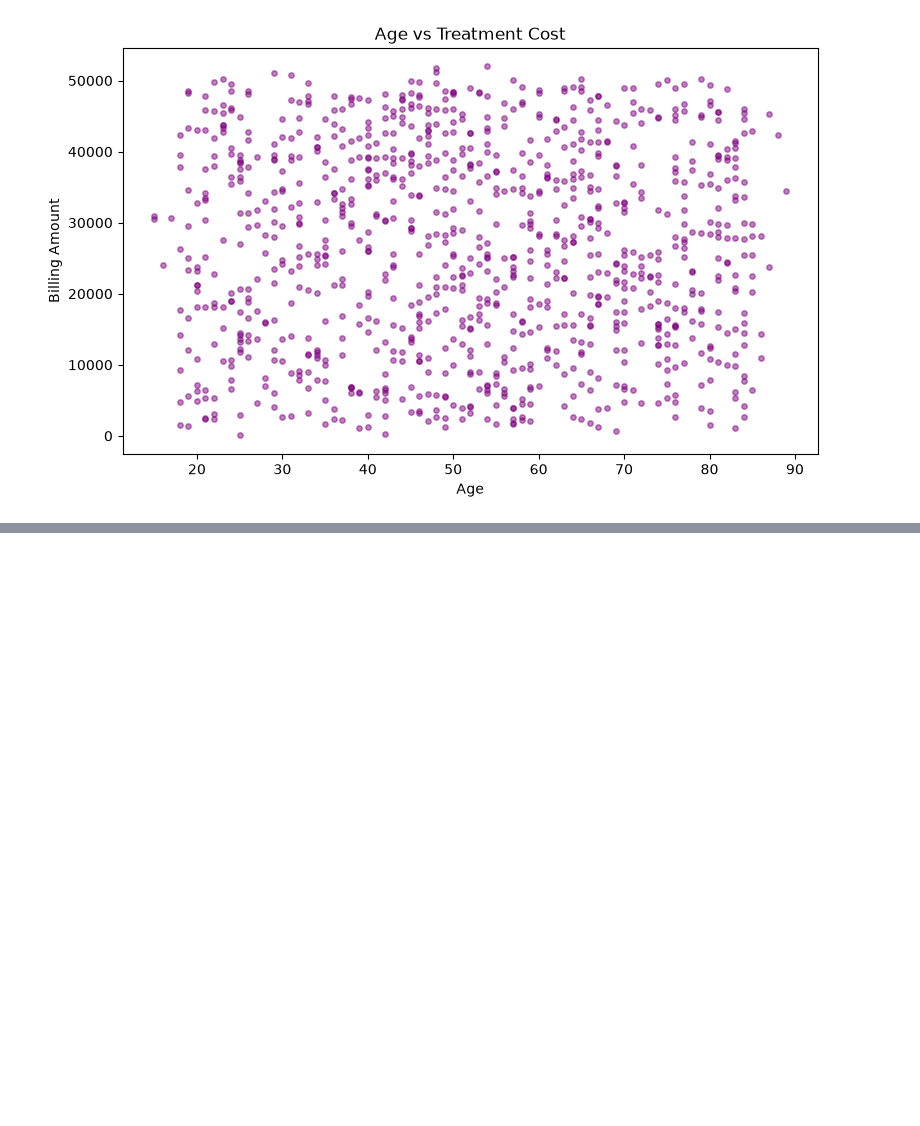
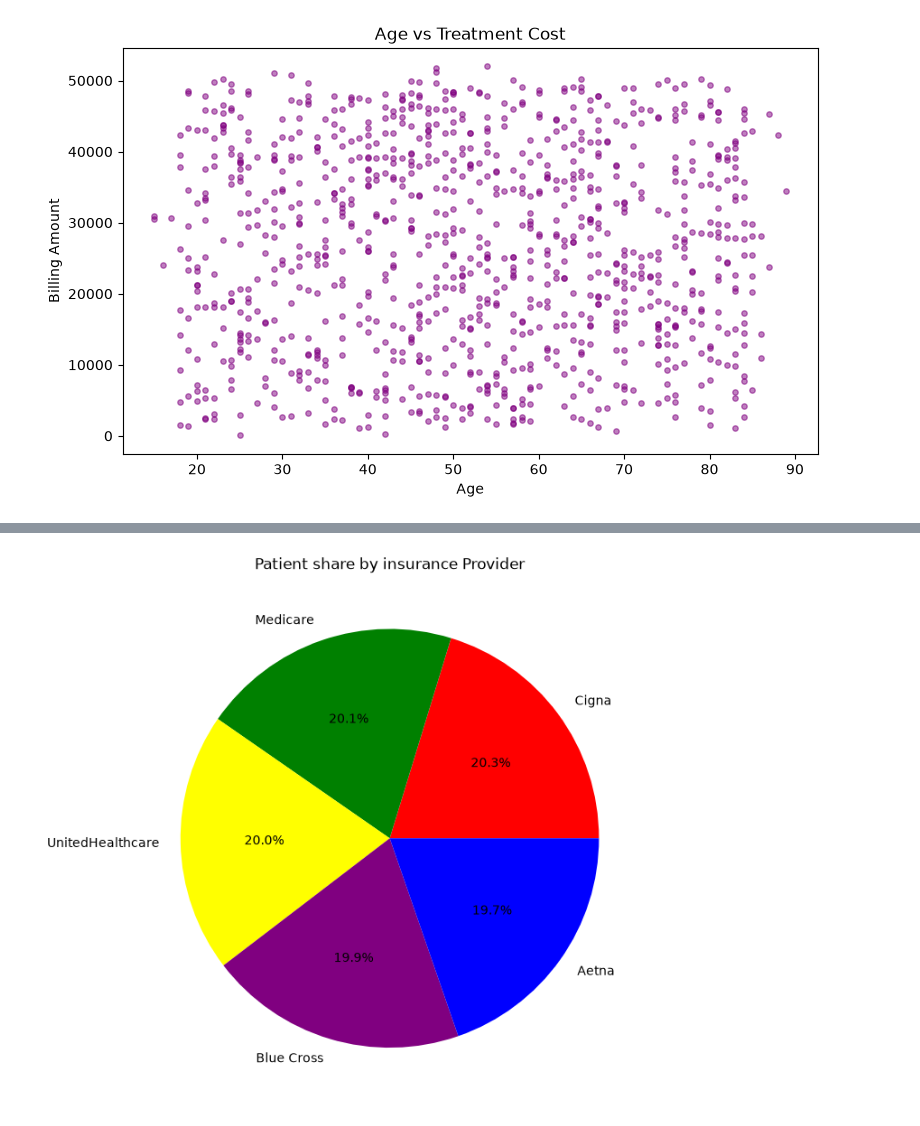
Before and after one commit to manishyadav004/Data-Analytics--Healthcare-Case-Study-Project, a Jupyter notebook: healthcare.ipynb, the cells around one changed output, grey strips where cells are left out. Cells and saved outputs as stored; diff of their text form; code cells hidden in the pictures; blank space fills up the shorter version.

```diff
--- a/healthcare.ipynb
+++ b/healthcare.ipynb
@@ -342,3 +342,7 @@ plt.tight_layout()
 plt.show()
 # %% [output]
 [figure]
+# %%
+# 5. Which insurance provider covers the most patients
+
+insurance_count = df['Insurance Provider'].value_counts()
@@ -344,0 +359,8 @@ plt.show()
+# %%
+plt.figure(figsize=(7,7))
+plt.pie(insurance_count.values,labels=insurance_count.index,autopct='%1.1f%%',colors=['Red','Green','Yellow','Purple','Blue'])
+plt.title('Patient share by insurance Provider')
+plt.tight_layout()
+plt.show()
+# %% [output]
+[figure, added]
```
Also changed, not shown: parts of 13 cells of this notebook.
